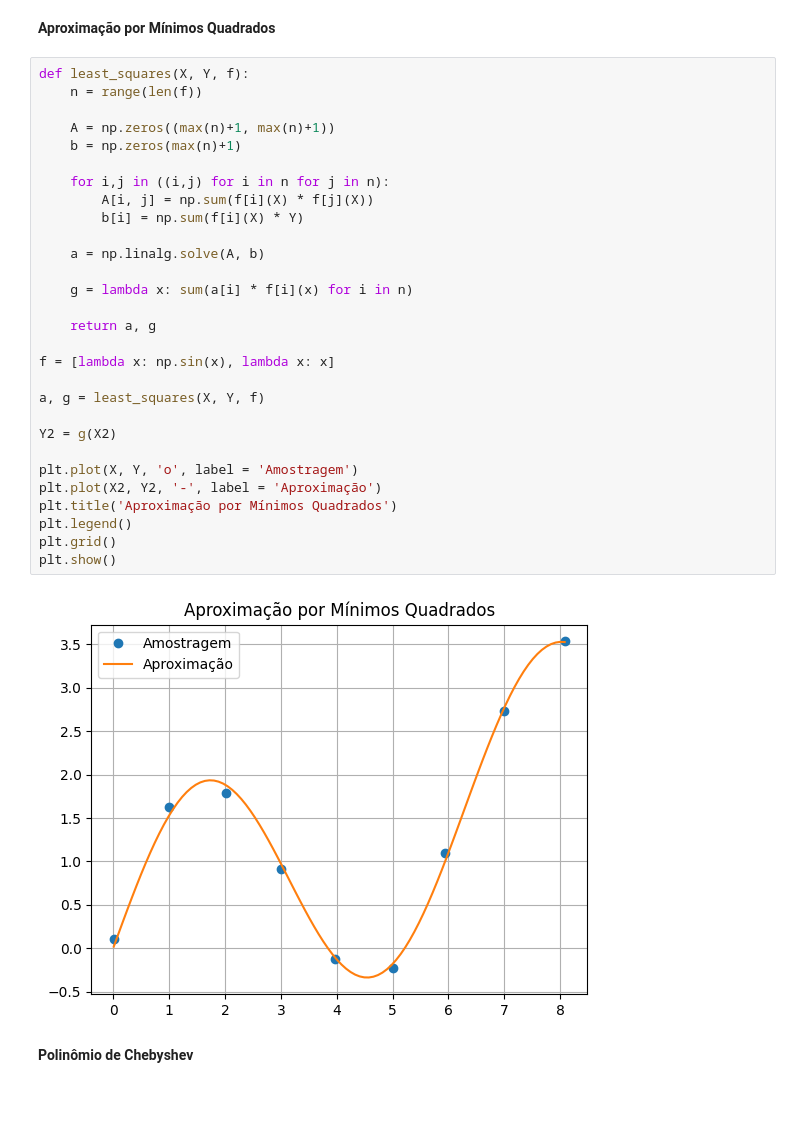
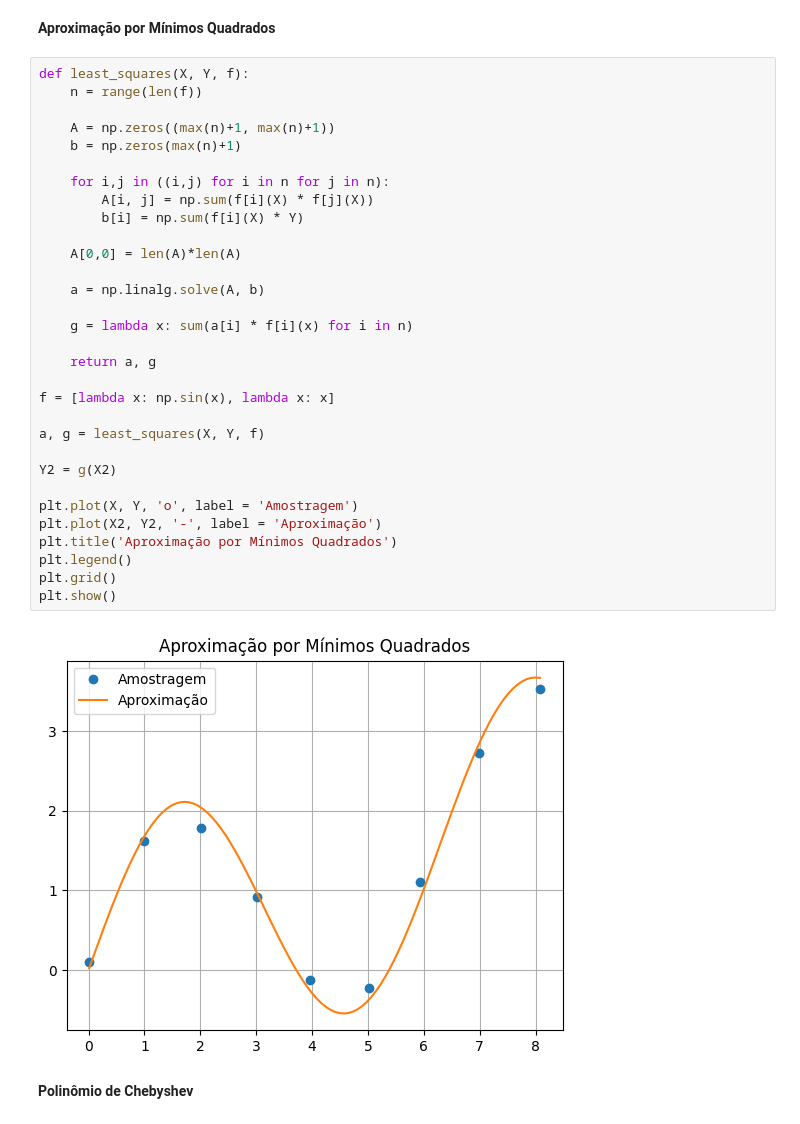
Before and after one commit to JonathanWNogueira/burden_numerical_analysis, a Jupyter notebook: 8.ipynb, the cells around one changed output. Cells and saved outputs as stored; diff of their text form.

```diff
--- a/8.ipynb
+++ b/8.ipynb
@@ -13,34 +13,36 @@ X2 = np.linspace(min(X), max(X) , 100)
 # %%
 def least_squares(X, Y, f):
     n = range(len(f))
 
     A = np.zeros((max(n)+1, max(n)+1))
     b = np.zeros(max(n)+1)
 
     for i,j in ((i,j) for i in n for j in n):
         A[i, j] = np.sum(f[i](X) * f[j](X))
         b[i] = np.sum(f[i](X) * Y)
+
+    A[0,0] = len(A)*len(A)
 
     a = np.linalg.solve(A, b)
 
     g = lambda x: sum(a[i] * f[i](x) for i in n)
 
     return a, g
 
 f = [lambda x: np.sin(x), lambda x: x]
 
 a, g = least_squares(X, Y, f)
 
 Y2 = g(X2)
 
 plt.plot(X, Y, 'o', label = 'Amostragem')
 plt.plot(X2, Y2, '-', label = 'Aproximação')
 plt.title('Aproximação por Mínimos Quadrados')
 plt.legend()
 plt.grid()
 plt.show()
 # %% [output]
-[figure, old version]
+[figure, new version]
 # %% [markdown]
 **Polinômio de Chebyshev**
 # %%
```
